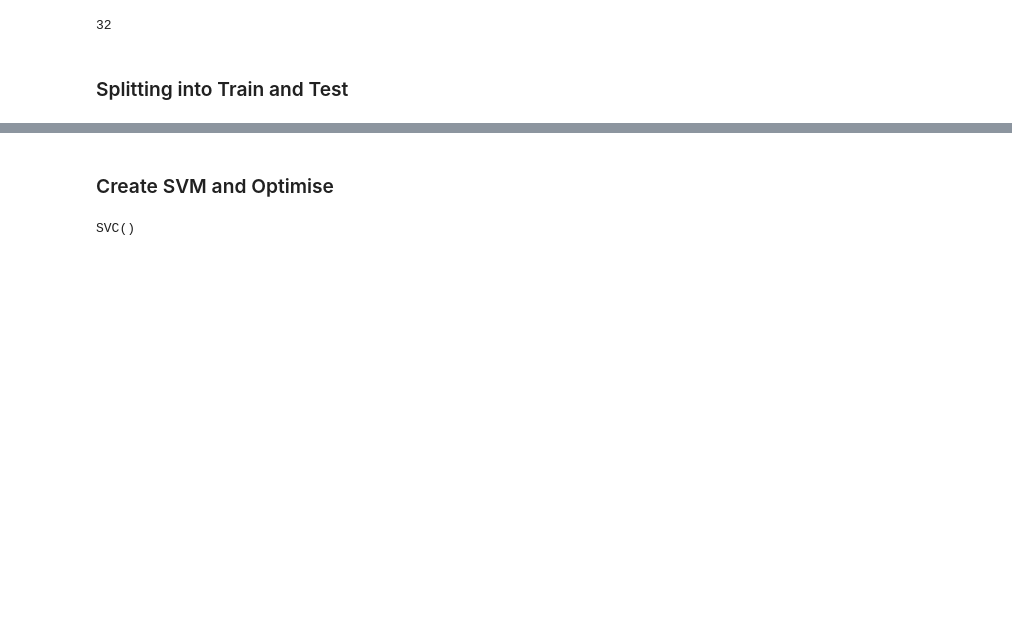
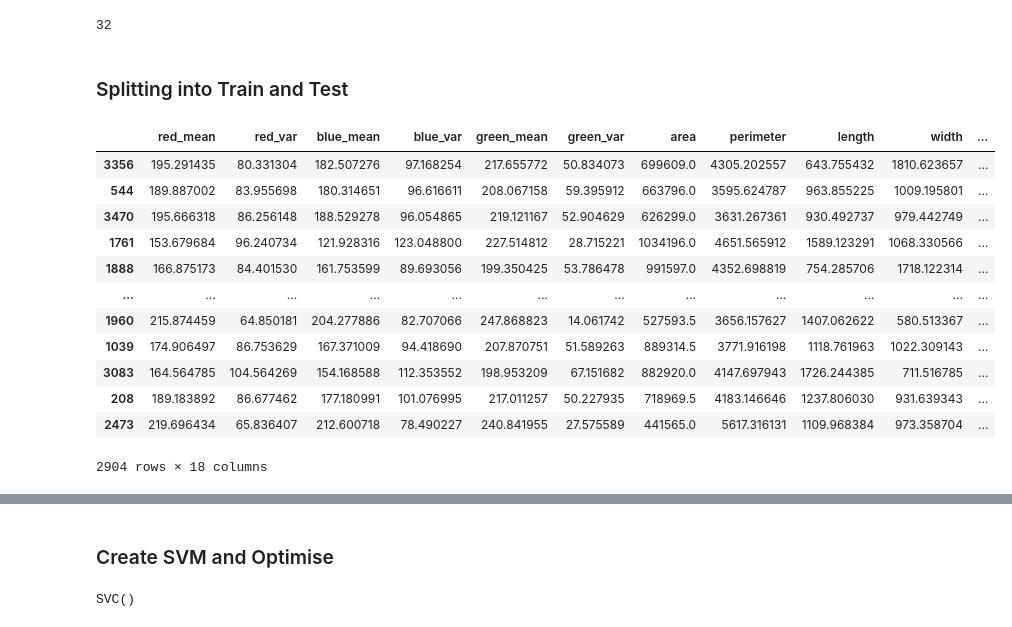
Before and after one commit to thesuhas/Leaf-Classification-Medicinal, a Jupyter notebook: svc.ipynb, the cells around one changed output, grey strips where cells are left out. Cells and saved outputs as stored; diff of their text form; code cells hidden in the pictures; blank space fills up the shorter version.

```diff
--- a/svc.ipynb
+++ b/svc.ipynb
@@ -98,6 +99,22 @@ for c in df.columns:
 y_fin = df[col[0]]
 X_fin= df[col[1:]]
 X_train, X_test, y_train, y_test = train_test_split(X_fin, y_fin, stratify=y_fin, random_state = 1)
+# %%
+X_train
+# %% [output]
+|  | red_mean | red_var | blue_mean | blue_var | green_mean | green_var | area | perimeter | length | width | ... |
+| 3356 | 195.291435 | 80.331304 | 182.507276 | 97.168254 | 217.655772 | 50.834073 | 699609.0 | 4305.202557 | 643.755432 | 1810.623657 | ... |
+| 544 | 189.887002 | 83.955698 | 180.314651 | 96.616611 | 208.067158 | 59.395912 | 663796.0 | 3595.624787 | 963.855225 | 1009.195801 | ... |
+| 3470 | 195.666318 | 86.256148 | 188.529278 | 96.054865 | 219.121167 | 52.904629 | 626299.0 | 3631.267361 | 930.492737 | 979.442749 | ... |
+| 1761 | 153.679684 | 96.240734 | 121.928316 | 123.048800 | 227.514812 | 28.715221 | 1034196.0 | 4651.565912 | 1589.123291 | 1068.330566 | ... |
+| 1888 | 166.875173 | 84.401530 | 161.753599 | 89.693056 | 199.350425 | 53.786478 | 991597.0 | 4352.698819 | 754.285706 | 1718.122314 | ... |
+| ... | ... | ... | ... | ... | ... | ... | ... | ... | ... | ... | ... |
+| 1960 | 215.874459 | 64.850181 | 204.277886 | 82.707066 | 247.868823 | 14.061742 | 527593.5 | 3656.157627 | 1407.062622 | 580.513367 | ... |
+| 1039 | 174.906497 | 86.753629 | 167.371009 | 94.418690 | 207.870751 | 51.589263 | 889314.5 | 3771.916198 | 1118.761963 | 1022.309143 | ... |
+| 3083 | 164.564785 | 104.564269 | 154.168588 | 112.353552 | 198.953209 | 67.151682 | 882920.0 | 4147.697943 | 1726.244385 | 711.516785 | ... |
+| 208 | 189.183892 | 86.677462 | 177.180991 | 101.076995 | 217.011257 | 50.227935 | 718969.5 | 4183.146646 | 1237.806030 | 931.639343 | ... |
+| 2473 | 219.696434 | 65.836407 | 212.600718 | 78.490227 | 240.841955 | 27.575589 | 441565.0 | 5617.316131 | 1109.968384 | 973.358704 | ... |
+2904 rows × 18 columns
 # %%
 X_train = scaler.fit_transform(X_train)
 X_test = scaler.fit_transform(X_test)
```
Also changed, not shown: parts of 18 cells of this notebook.
